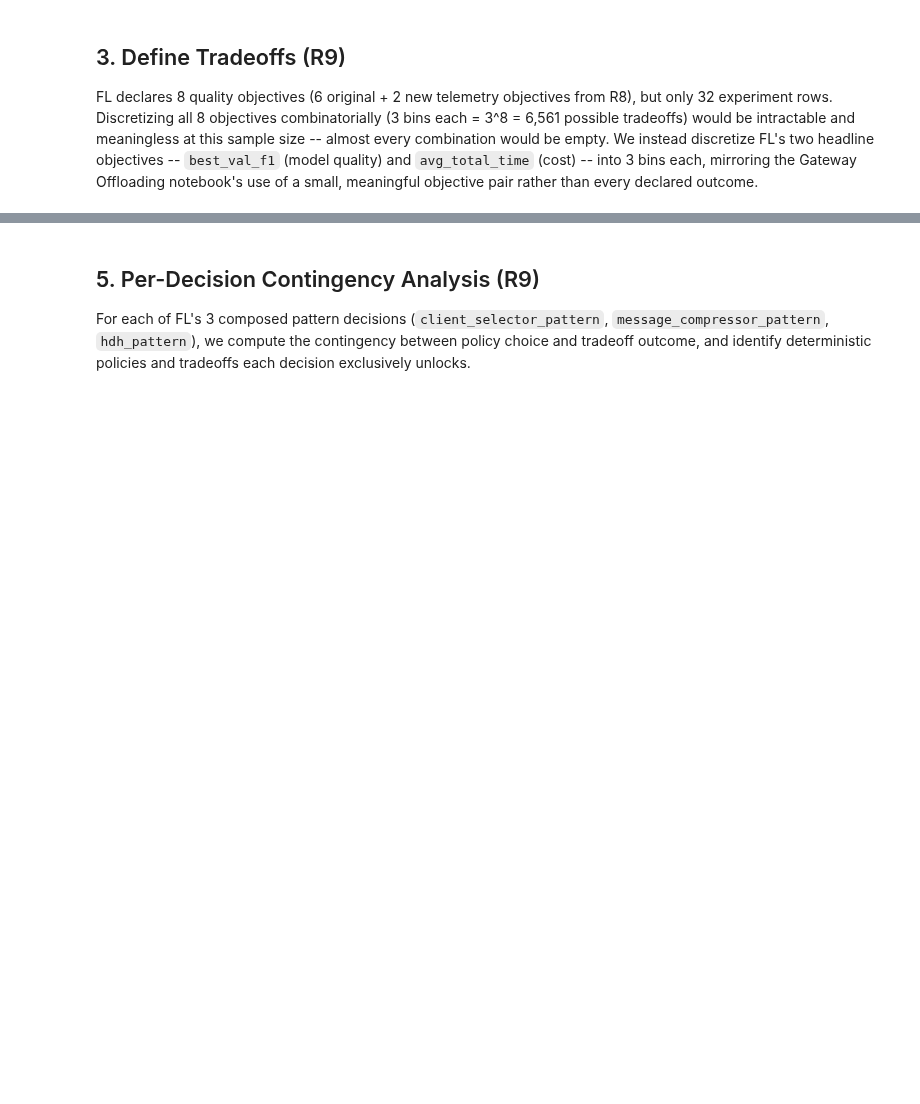
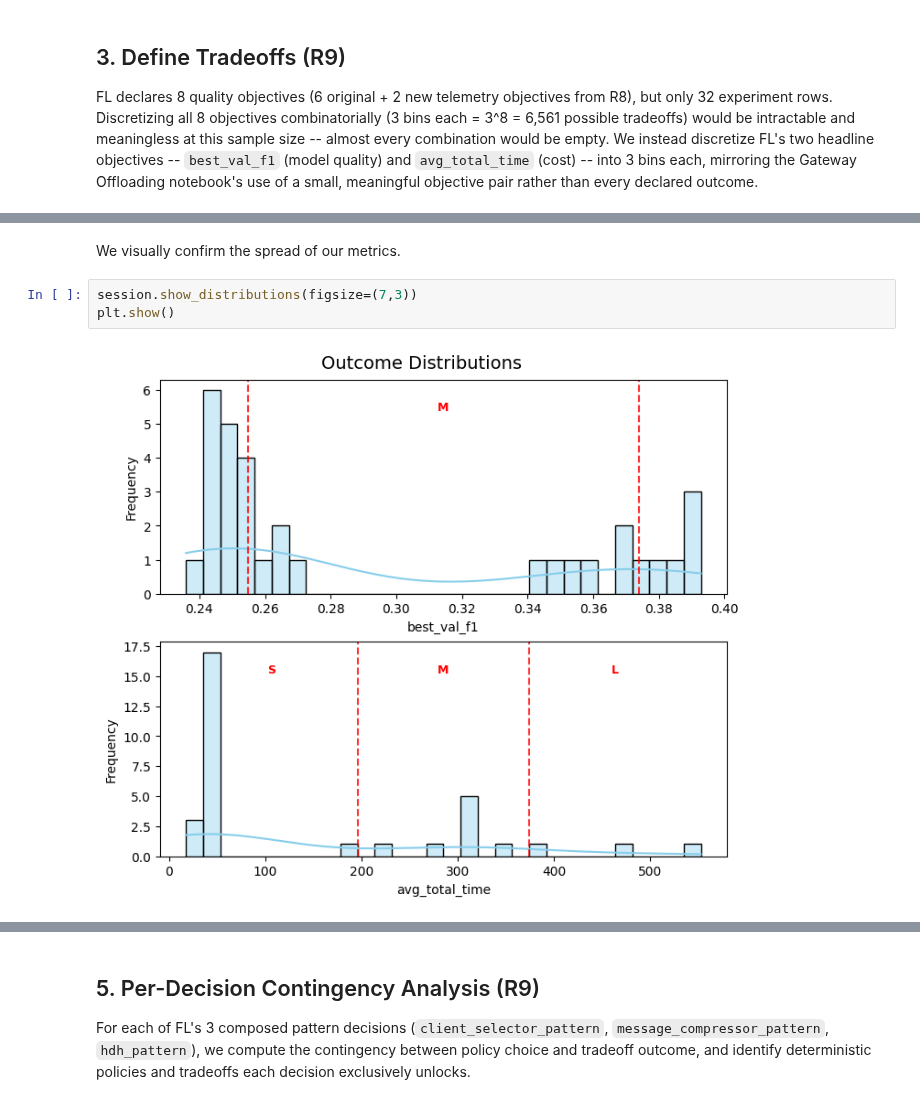
Before and after one commit to andresdp/patterns-sa, a Jupyter notebook: federatedlearning/analysis-fl.ipynb, the cells around one changed output, grey strips where cells are left out. Saved outputs shown, nothing was run; the diff lists cells and outputs as text; blank space fills up the shorter version.

```diff
--- a/federatedlearning/analysis-fl.ipynb
+++ b/federatedlearning/analysis-fl.ipynb
@@ -177,0 +289,7 @@ Data split: 22 train, 10 test.
+# %% [markdown]
+We visually confirm the spread of our metrics.
+# %%
+session.show_distributions(figsize=(7,3))
+plt.show()
+# %% [output]
+[figure, added]
```
Also changed, not shown: parts of 64 cells of this notebook, 27 other files.
